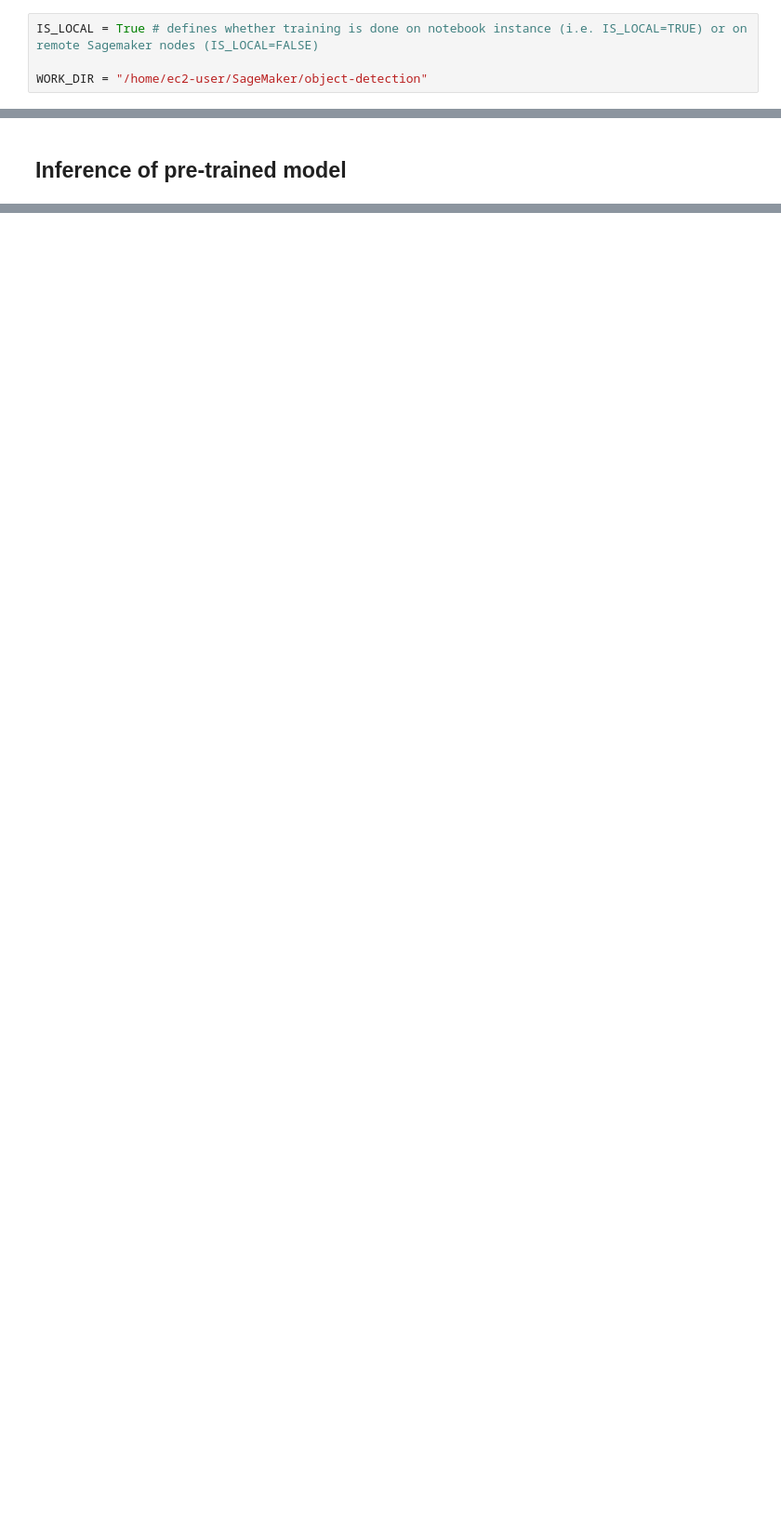
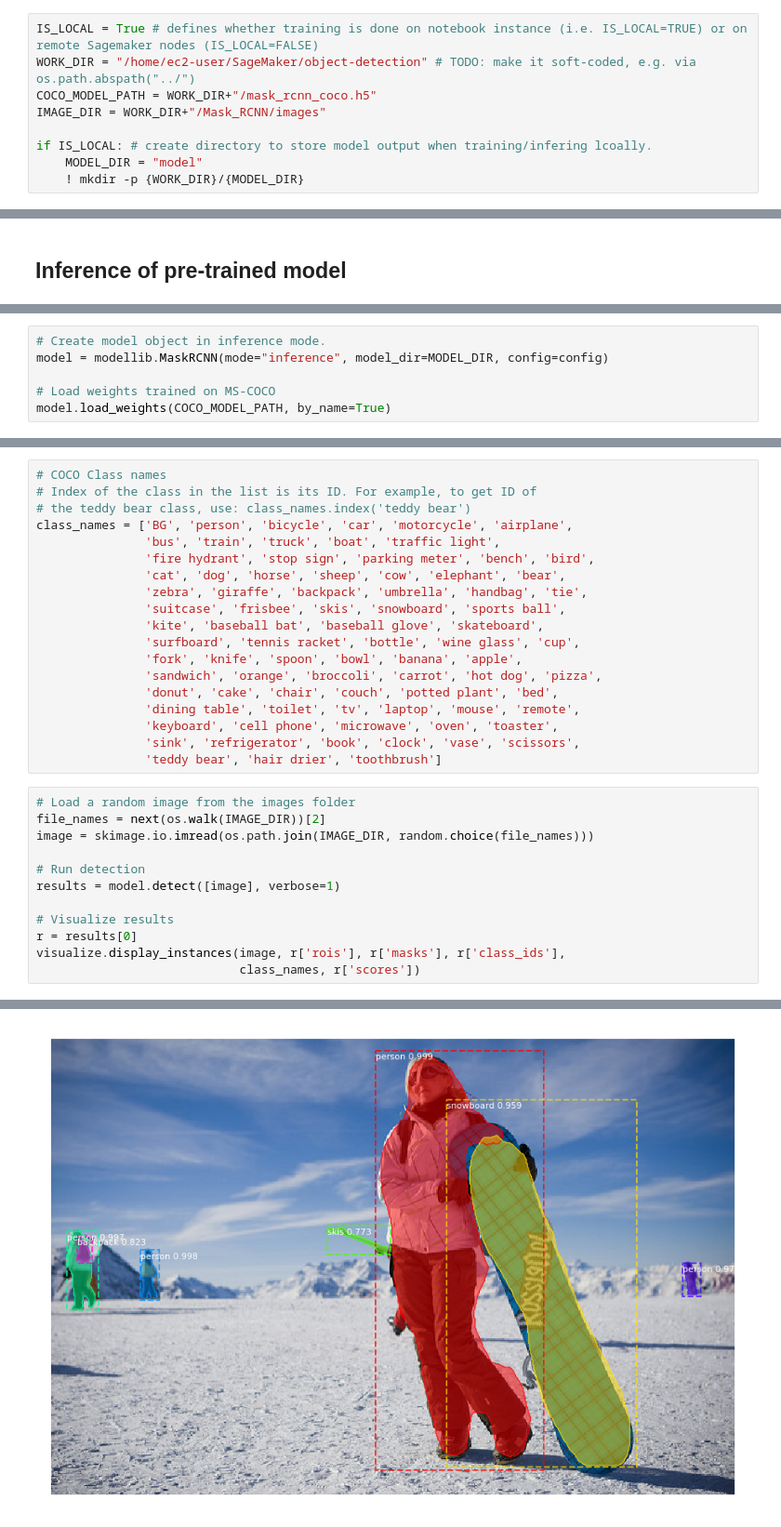
Before and after one commit to vdabravolski/object-detection, a Jupyter notebook: lab-1-object-recognition.ipynb, the cells around one changed output, grey strips where cells are left out. Shown at 93% size. Saved outputs shown, nothing was run; the diff lists cells and outputs as text; blank space fills up the shorter version.

Commit message:
add demo local inference

```diff
--- a/lab-1-object-recognition.ipynb
+++ b/lab-1-object-recognition.ipynb
@@ -31,5 +31,10 @@ prefix = 'DEMO-RCNN-model'
 **Important.** Refine and define parameters of your training and inference.
 # %%
 IS_LOCAL = True # defines whether training is done on notebook instance (i.e. IS_LOCAL=TRUE) or on remote Sagemaker nodes (IS_LOCAL=FALSE)
+WORK_DIR = "/home/ec2-user/SageMaker/object-detection" # TODO: make it soft-coded, e.g. via os.path.abspath("../")
+COCO_MODEL_PATH = WORK_DIR+"/mask_rcnn_coco.h5"
+IMAGE_DIR = WORK_DIR+"/Mask_RCNN/images"
 
-WORK_DIR = "/home/ec2-user/SageMaker/object-detection"
+if IS_LOCAL: # create directory to store model output when training/infering lcoally.
+    MODEL_DIR = "model"
+    ! mkdir -p {WORK_DIR}/{MODEL_DIR}
@@ -94,0 +107,6 @@ total 16
+# %%
+# Create model object in inference mode.
+model = modellib.MaskRCNN(mode="inference", model_dir=MODEL_DIR, config=config)
+
+# Load weights trained on MS-COCO
+model.load_weights(COCO_MODEL_PATH, by_name=True)
@@ -94,0 +131,32 @@ total 16
+# %%
+# COCO Class names
+# Index of the class in the list is its ID. For example, to get ID of
+# the teddy bear class, use: class_names.index('teddy bear')
+class_names = ['BG', 'person', 'bicycle', 'car', 'motorcycle', 'airplane',
+               'bus', 'train', 'truck', 'boat', 'traffic light',
+               'fire hydrant', 'stop sign', 'parking meter', 'bench', 'bird',
+               'cat', 'dog', 'horse', 'sheep', 'cow', 'elephant', 'bear',
+               'zebra', 'giraffe', 'backpack', 'umbrella', 'handbag', 'tie',
+               'suitcase', 'frisbee', 'skis', 'snowboard', 'sports ball',
+               'kite', 'baseball bat', 'baseball glove', 'skateboard',
+               'surfboard', 'tennis racket', 'bottle', 'wine glass', 'cup',
+               'fork', 'knife', 'spoon', 'bowl', 'banana', 'apple',
+               'sandwich', 'orange', 'broccoli', 'carrot', 'hot dog', 'pizza',
+               'donut', 'cake', 'chair', 'couch', 'potted plant', 'bed',
+               'dining table', 'toilet', 'tv', 'laptop', 'mouse', 'remote',
+               'keyboard', 'cell phone', 'microwave', 'oven', 'toaster',
+               'sink', 'refrigerator', 'book', 'clock', 'vase', 'scissors',
+               'teddy bear', 'hair drier', 'toothbrush']
+# %%
+# Load a random image from the images folder
+file_names = next(os.walk(IMAGE_DIR))[2]
+image = skimage.io.imread(os.path.join(IMAGE_DIR, random.choice(file_names)))
+
+# Run detection
+results = model.detect([image], verbose=1)
+
+# Visualize results
+r = results[0]
+visualize.display_instances(image, r['rois'], r['masks'], r['class_ids'],
+                            class_names, r['scores'])
+# %% [output]
@@ -94,0 +168 @@ total 16
+[figure, added]
```
Also changed, not shown: parts of 9 cells of this notebook.
